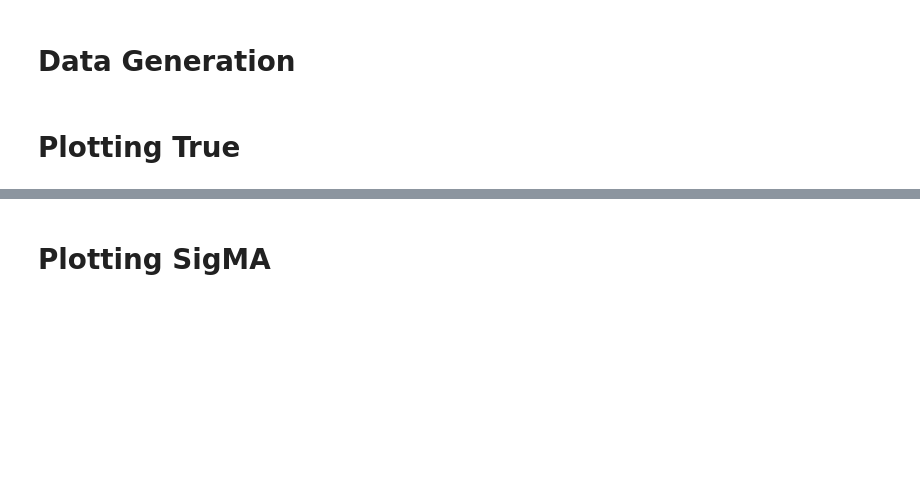
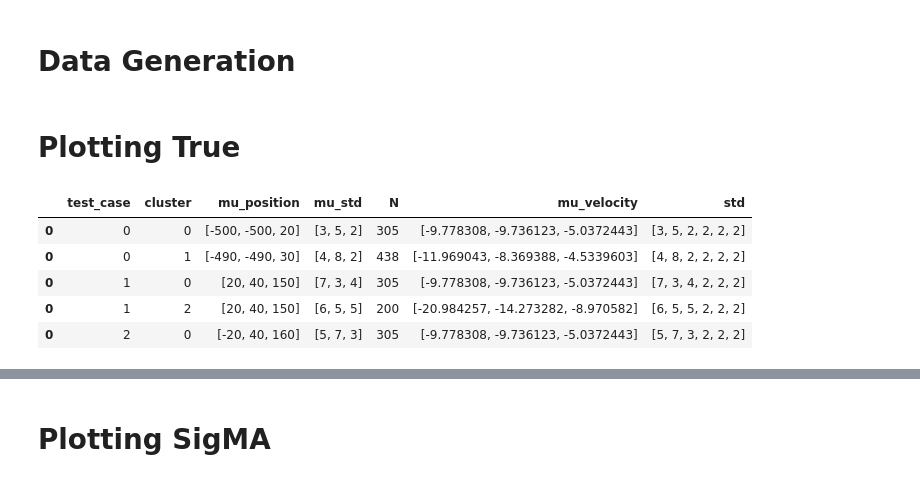
Before and after one commit to nicomu99/bachelor-project-implementation, a Jupyter notebook: data_generation.ipynb, the cells around one changed output, grey strips where cells are left out. Cells and saved outputs as stored; diff of their text form; code cells hidden in the pictures; blank space fills up the shorter version.

```diff
--- a/data_generation.ipynb
+++ b/data_generation.ipynb
@@ -98,9 +100,6 @@ class DataGenerator:
         self.df_uvw = pd.read_csv('simulated_data/UVW_stats_region0_new.csv')
 
         self.X_means = self.df_xyz.groupby('label').mean()[['X', 'Y', 'Z']]
-        # self.X_means['X_std'] = np.random.uniform(3, 8, size=len(self.X_means))
-        # self.X_means['Y_std'] = np.random.uniform(3, 8, size=len(self.X_means))
-        # self.X_means['Z_std'] = np.random.uniform(3, 8, size=len(self.X_means))
         self.X_means['X_std'] = [3, 4, 5, 6, 7, 8]
         self.X_means['Y_std'] = [3, 4, 5, 6, 7, 8]
         self.X_means['Z_std'] = [3, 4, 5, 6, 7, 8]
@@ -130,22 +129,6 @@ class DataGenerator:
 
         # generate data for each cluster
         cluster_id = 0
-        """ for i in range(self.df_infos.shape[0]):
-            mu_position = self.df_infos[mu_cols_position].iloc[i].values # get the means for each cluster, position
-            mu_velocity = self.df_infos[mu_cols_velocity].iloc[i].values # get the means for each cluster, velocity
-            std = self.df_infos[std_cols].iloc[i].values # get the std for each cluster
-            N = max(int(self.df_infos[['n_cluster']].iloc[i].values), 200) // 2 # either 50 or n_cluster
-            C = np.diag(std**2) # covariance matrix with variance on diagonal
-            # create one cluster with the means of position and velocity, and covariance matrix
-            cluster_simulated = [np.random.multivariate_normal(np.concatenate((mu_position, mu_velocity)), C, N)] # generate N samples from multivariate normal
-            # add another part of the cluster using shifted position means
-            mu_position = mu_position + (np.ones(3) * shift_mean_val[i] * shift_direction[i])
-            cluster_simulated.append(np.random.multivariate_normal(np.concatenate((mu_position, mu_velocity)), C, N))
-            cluster_simulated = np.vstack(cluster_simulated) # stack all data
-            data_simulated.append(cluster_simulated) # generate N samples from multivariate normal
-            self.labels.append(np.ones(N * 2, dtype=int)*cluster_id) # add labels
-            cluster_id += 1 """
-
         for test_case in test_cases:
             for labels, mu_position, mu_std in zip(test_case['clusters'], test_case['mu_position'], test_case['mu_std']):
                 mu_velocity = self.df_infos[mu_cols_velocity].iloc[labels].values
@@ -226,7 +209,7 @@ class DataGenerator:
         data_new_cart = pd.DataFrame(err_sampler.spher2cart(data_new.values), columns=cols)
         data = pd.concat([data_new, data_new_cart, self.df[cols2match].reset_index(drop=True)], axis=1)
 
-        return data, self.labels
+        return data, self.labels, err_sampler
 
     def run_error_sampler(self):
         cols = ['X', 'Y', 'Z', 'U', 'V', 'W']
@@ -552,0 +554,9 @@ data, labels_true = data_generator.add_noise(n_samples=50000)
+# %%
+df_test_cases.head()
+# %% [output]
+|  | test_case | cluster | mu_position | mu_std | N | mu_velocity | std |
+| 0 | 0 | 0 | [-500, -500, 20] | [3, 5, 2] | 305 | [-9.778308, -9.736123, -5.0372443] | [3, 5, 2, 2, 2, 2] |
+| 0 | 0 | 1 | [-490, -490, 30] | [4, 8, 2] | 438 | [-11.969043, -8.369388, -4.5339603] | [4, 8, 2, 2, 2, 2] |
+| 0 | 1 | 0 | [20, 40, 150] | [7, 3, 4] | 305 | [-9.778308, -9.736123, -5.0372443] | [7, 3, 4, 2, 2, 2] |
+| 0 | 1 | 2 | [20, 40, 150] | [6, 5, 5] | 200 | [-20.984257, -14.273282, -8.970582] | [6, 5, 5, 2, 2, 2] |
+| 0 | 2 | 0 | [-20, 40, 160] | [5, 7, 3] | 305 | [-9.778308, -9.736123, -5.0372443] | [5, 7, 3, 2, 2, 2] |
```
Also changed, not shown: parts of 13 cells of this notebook.
